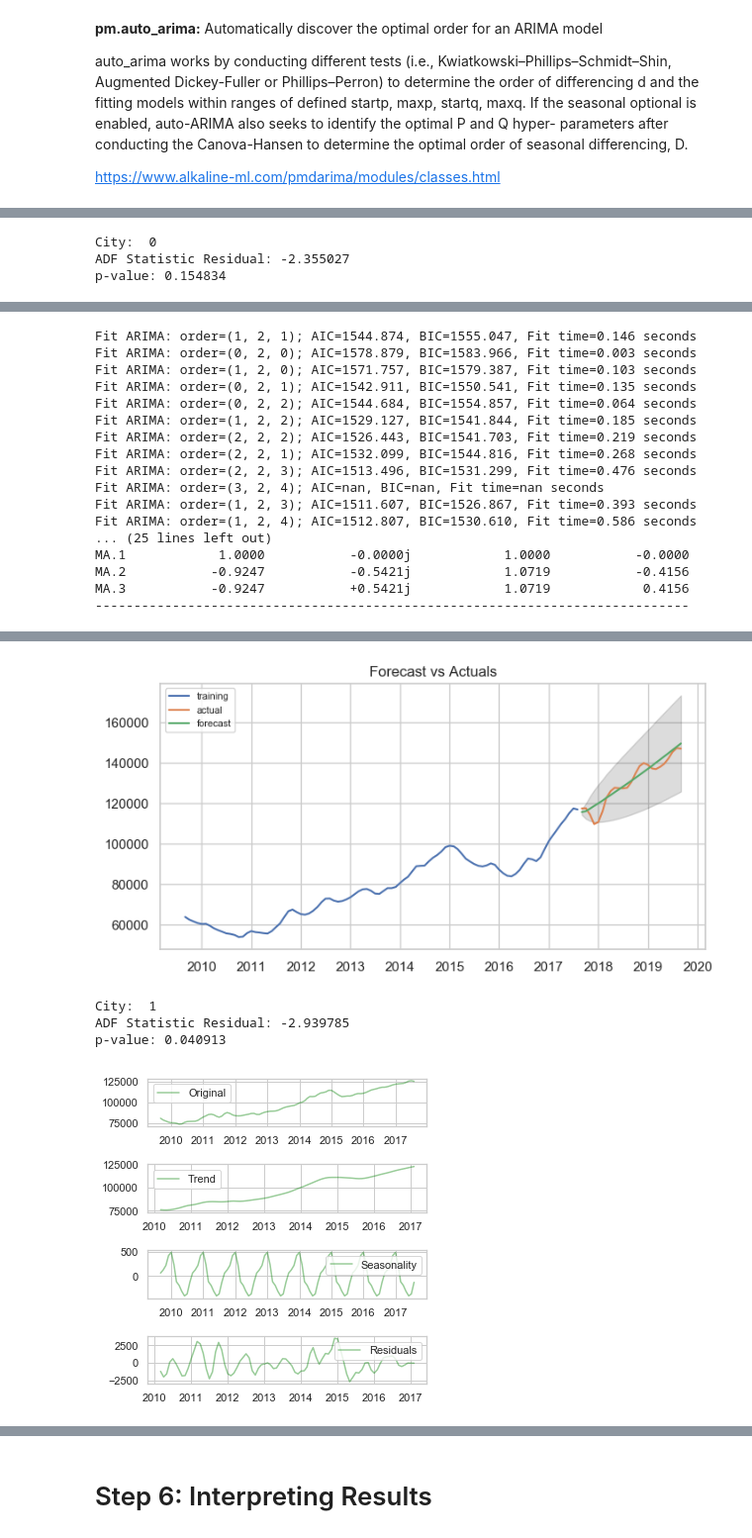
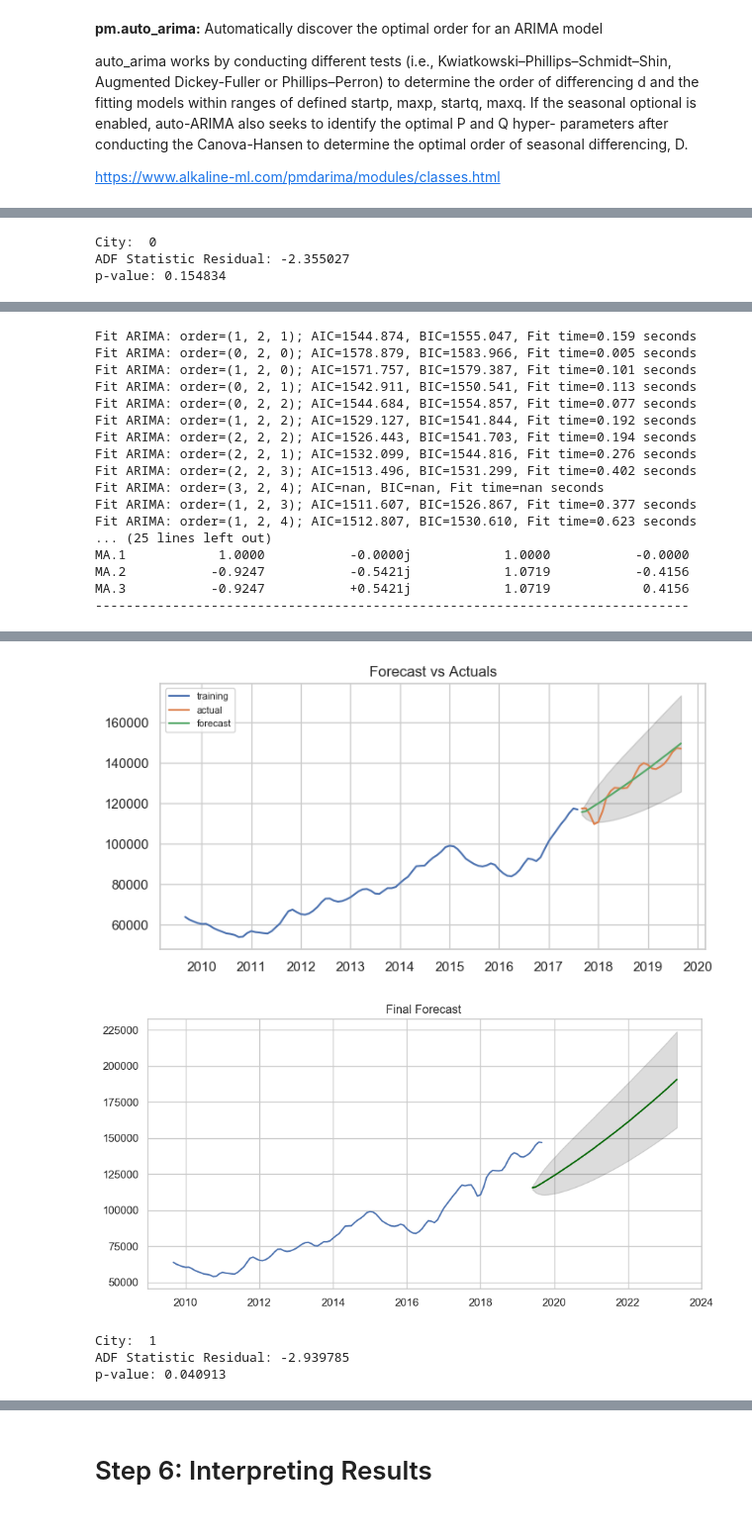
Before and after one commit to Francismorales/Time_Series_Forecasting_RealEstateNWA, a Jupyter notebook: mod_4_starter_notebook.ipynb, the cells around one changed output, grey strips where cells are left out. Shown at 99% size. Drawn from its saved outputs; the diff is of its cells as text; code cells hidden in the pictures.

```diff
--- a/mod_4_starter_notebook.ipynb
+++ b/mod_4_starter_notebook.ipynb
@@ -786,74 +784,88 @@ for i,ts in enumerate(Diff_cities):
     model.plot_diagnostics(figsize=(8, 8))
     plt.show()
 
-    #
-#     df_z.reset_index(inplace=True)
-#     #train = df_z.value[:225]
-#     #test = df_z.value[225:]
+    #####Plot Train Test - Forecast###
     train = ts
     test = Diff_cities_test[i]
 
     n_test = len(test.value)
 
-#     test_index = ts.index[-40:]
     test_index = Diff_cities_test[i].index[:]
-#     model2 = ARIMA(ts.value, order=model.order)
     model2 = ARIMA(train, order=model.order)
     fitted = model2.fit(disp=-1)
 
-    #Index Check###############
-#     n = len(Diff_cities_test[i].value)
-#     test_index = Diff_cities_test[i].index[:]
-#     model2 = ARIMA(Diff_cities_test[i].value, order=model.order)
-#     fitted = model2.fit(disp=-1)
-
-    #Index Check##############
-
-
     # Forecast
     fc, se, conf = fitted.forecast(n_test, alpha=0.05)  # 95% conf
-#     fc, se, conf = fitted.forecast(n, alpha=0.05)  # 95% conf
 
     # Make as pandas series
     fc_series = pd.Series(fc, index=test_index)
     lower_series = pd.Series(conf[:, 0], index=test_index)
     upper_series = pd.Series(conf[:, 1], index=test_index)
 
     # Plot
     plt.figure(figsize=(8,4), dpi=100)
     plt.plot(ts, label='training')
     plt.plot(Diff_cities_test[i], label='actual')
     plt.plot(fc_series, label='forecast')
     plt.fill_between(lower_series.index, lower_series, upper_series,
                      color='k', alpha=.15)
     plt.title('Forecast vs Actuals')
     plt.legend(loc='upper left', fontsize=8)
     plt.show()
+
+    ####Plot Forecast#####
+
+    #df_z.reset_index(inplace=True)
+    n_periods = 48
+    fc, confint = model.predict(n_periods=n_periods, return_conf_int=True)
+    #index_of_fc = np.arange(len(df_z.value), len(df_z.value)+n_periods)
+
+    index_of_fc = pd.date_range('2019-05-01', periods=48, freq='M')
+    # make series for plotting purpose
+    fc_series = pd.Series(fc, index=(index_of_fc))
+    lower_series = pd.Series(confint[:, 0], index=(index_of_fc))
+    upper_series = pd.Series(confint[:, 1], index=(index_of_fc))
+
+    # Plot
+    plt.figure(figsize=(10,5), dpi=100)
+
+    ts_total = ts.append(Diff_cities_test[i])
+
+    plt.plot(fc_series, color='darkgreen')
+    plt.plot(ts_total.value)
+    plt.fill_between(lower_series.index,
+                     lower_series,
+                     upper_series,
+                     color='k', alpha=.15)
+
+#     plt.title("Final Forecast " + str(z) + ' ' + df_z.City[0])
+    plt.title("Final Forecast ")
+    plt.show()
 # %% [output]
 City:  0
 ADF Statistic Residual: -2.355027
 p-value: 0.154834
 [figure]
-Fit ARIMA: order=(1, 2, 1); AIC=1544.874, BIC=1555.047, Fit time=0.146 seconds
-Fit ARIMA: order=(0, 2, 0); AIC=1578.879, BIC=1583.966, Fit time=0.003 seconds
-Fit ARIMA: order=(1, 2, 0); AIC=1571.757, BIC=1579.387, Fit time=0.103 seconds
-Fit ARIMA: order=(0, 2, 1); AIC=1542.911, BIC=1550.541, Fit time=0.135 seconds
-Fit ARIMA: order=(0, 2, 2); AIC=1544.684, BIC=1554.857, Fit time=0.064 seconds
-Fit ARIMA: order=(1, 2, 2); AIC=1529.127, BIC=1541.844, Fit time=0.185 seconds
-Fit ARIMA: order=(2, 2, 2); AIC=1526.443, BIC=1541.703, Fit time=0.219 seconds
-Fit ARIMA: order=(2, 2, 1); AIC=1532.099, BIC=1544.816, Fit time=0.268 seconds
-Fit ARIMA: order=(2, 2, 3); AIC=1513.496, BIC=1531.299, Fit time=0.476 seconds
+Fit ARIMA: order=(1, 2, 1); AIC=1544.874, BIC=1555.047, Fit time=0.159 seconds
+Fit ARIMA: order=(0, 2, 0); AIC=1578.879, BIC=1583.966, Fit time=0.005 seconds
+Fit ARIMA: order=(1, 2, 0); AIC=1571.757, BIC=1579.387, Fit time=0.101 seconds
+Fit ARIMA: order=(0, 2, 1); AIC=1542.911, BIC=1550.541, Fit time=0.113 seconds
+Fit ARIMA: order=(0, 2, 2); AIC=1544.684, BIC=1554.857, Fit time=0.077 seconds
+Fit ARIMA: order=(1, 2, 2); AIC=1529.127, BIC=1541.844, Fit time=0.192 seconds
+Fit ARIMA: order=(2, 2, 2); AIC=1526.443, BIC=1541.703, Fit time=0.194 seconds
+Fit ARIMA: order=(2, 2, 1); AIC=1532.099, BIC=1544.816, Fit time=0.276 seconds
+Fit ARIMA: order=(2, 2, 3); AIC=1513.496, BIC=1531.299, Fit time=0.402 seconds
 Fit ARIMA: order=(3, 2, 4); AIC=nan, BIC=nan, Fit time=nan seconds
-Fit ARIMA: order=(1, 2, 3); AIC=1511.607, BIC=1526.867, Fit time=0.393 seconds
-Fit ARIMA: order=(1, 2, 4); AIC=1512.807, BIC=1530.610, Fit time=0.586 seconds
+Fit ARIMA: order=(1, 2, 3); AIC=1511.607, BIC=1526.867, Fit time=0.377 seconds
+Fit ARIMA: order=(1, 2, 4); AIC=1512.807, BIC=1530.610, Fit time=0.623 seconds
 ... (25 lines left out)
 MA.1            1.0000           -0.0000j            1.0000           -0.0000
 MA.2           -0.9247           -0.5421j            1.0719           -0.4156
 MA.3           -0.9247           +0.5421j            1.0719            0.4156
 -----------------------------------------------------------------------------
 [figure]
 [figure]
+[figure, new version]
 City:  1
 ADF Statistic Residual: -2.939785
 p-value: 0.040913
-[figure, old version]
```
Also changed, not shown: parts of 2 cells of this notebook.
